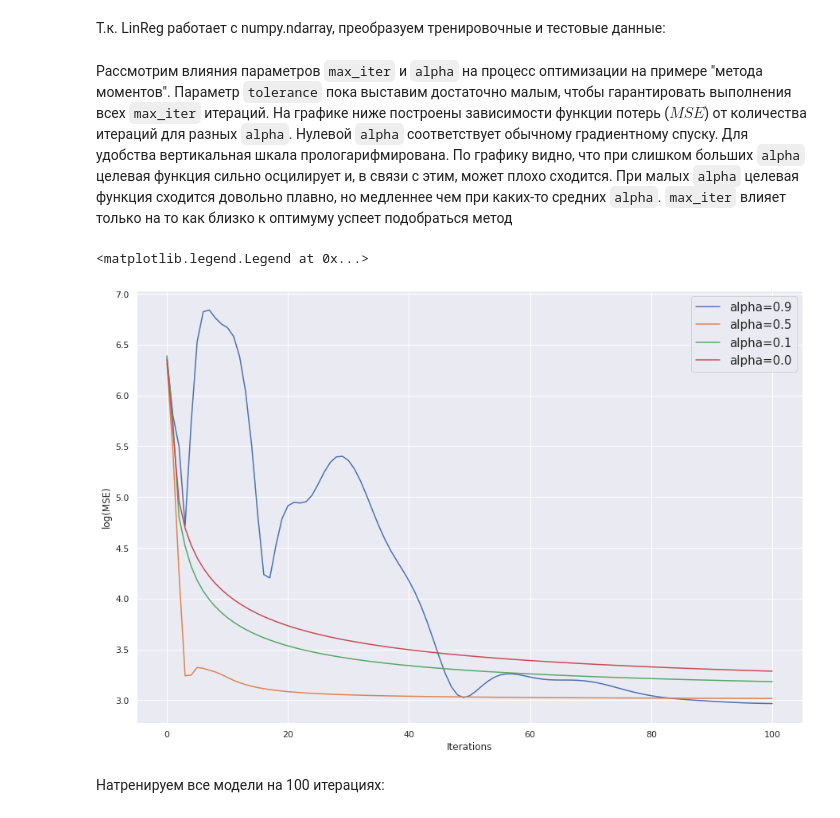
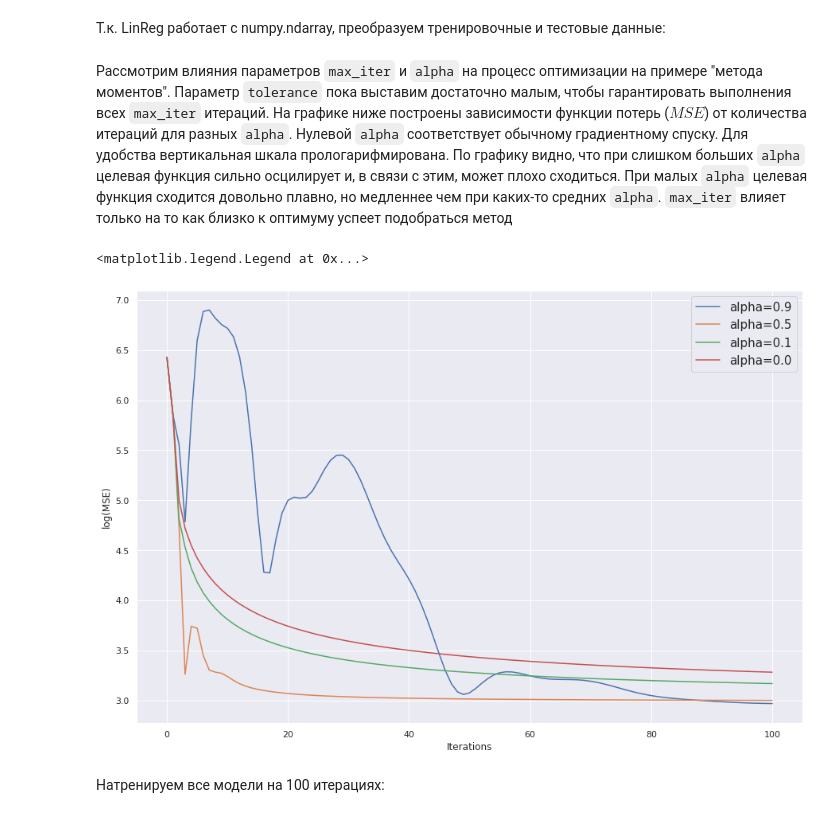
Before and after one commit to nocmok/AnDan2020, a Jupyter notebook: hw2/homework-practice-02_v3.ipynb, the cells around one changed output. Cells and saved outputs as stored; diff of their text form; code cells hidden in the pictures.

```diff
--- a/hw2/homework-practice-02_v3.ipynb
+++ b/hw2/homework-practice-02_v3.ipynb
@@ -403,7 +409,7 @@ class LinReg(BaseEstimator):
         output: self
         """
 
-        self.w0 = self.w0 or LinReg.default_w0(X.shape[1])
+        self.w0 = LinReg.default_w0(X.shape[1]) if self.w0 is None else self.w0
 
         self.loss_history = [LinReg._calc_loss(X, y, self.w0)]
 
@@ -440,7 +446,8 @@ class LinReg(BaseEstimator):
         w_prev = np.array(w)
 
         for i in range(self.max_iter):
-            w = self.full_gradient_descent_step(X, y, w, self.eta / (i + 1))
+            s = self.eta / (i + 1)
+            w = self.full_gradient_descent_step(X, y, w, s)
             self.loss_history.append(LinReg._calc_loss(X, y, w))
 
             if np.linalg.norm(w - w_prev) < self.tolerance:
@@ -524,20 +531,22 @@ x_test_np = x_test_scaled.values
 y_train_np = y_train.values.reshape(y_train.shape[0])
 y_test_np = y_test.values.reshape(y_test.shape[0])
 # %% [markdown]
-Рассмотрим влияния параметров `max_iter` и `alpha` на процесс оптимизации на примере "метода моментов". Параметр `tolerance` пока выставим достаточно малым, чтобы гарантировать выполнения всех `max_iter` итераций. На графике ниже построены зависимости функции потерь ($MSE$) от количества итераций для разных `alpha`. Нулевой `alpha` соответствует обычному градиентному спуску. Для удобства вертикальная шкала прологарифмирована. По графику видно, что при слишком больших `alpha` целевая функция сильно осцилирует и, в связи с этим, может плохо сходится. При малых `alpha` целевая функция сходится довольно плавно, но медленнее чем при каких-то средних `alpha`. `max_iter` влияет только на то как близко к оптимуму успеет подобраться метод
+Рассмотрим влияния параметров `max_iter` и `alpha` на процесс оптимизации на примере "метода моментов". Параметр `tolerance` пока выставим достаточно малым, чтобы гарантировать выполнения всех `max_iter` итераций. На графике ниже построены зависимости функции потерь ($MSE$) от количества итераций для разных `alpha`. Нулевой `alpha` соответствует обычному градиентному спуску. Для удобства вертикальная шкала прологарифмирована. По графику видно, что при слишком больших `alpha` целевая функция сильно осцилирует и, в связи с этим, может плохо сходиться. При малых `alpha` целевая функция сходится довольно плавно, но медленнее чем при каких-то средних `alpha`. `max_iter` влияет только на то как близко к оптимуму успеет подобраться метод
 # %%
 plt.figure(figsize=(15, 10))
 plt.xlabel('Iterations')
 plt.ylabel('log(MSE)')
 
+w0 = LinReg.default_w0(x_train_np.shape[1])
+
 for alpha in [0.9, 0.5, 0.1, 0.0]:
-    mgd = LinReg(gd_type='Momentum', eta=0.2, tolerance=1e-10, alpha=alpha, max_iter=100).fit(x_train_np, y_train_np)
+    mgd = LinReg(gd_type='Momentum', w0=w0, eta=0.2, tolerance=1e-10, alpha=alpha, max_iter=100).fit(x_train_np, y_train_np)
     plt.plot(np.array(range(len(mgd.loss_history))), np.log(mgd.loss_history), label=f'alpha={alpha}')
 
 plt.legend(prop={'size':15})
 # %% [output]
 <matplotlib.legend.Legend at 0x...>
-[figure, old version]
+[figure, new version]
 # %% [markdown]
 Натренируем все модели на 100 итерациях:
 # %%
```
Also changed, not shown: parts of 14 cells of this notebook.
